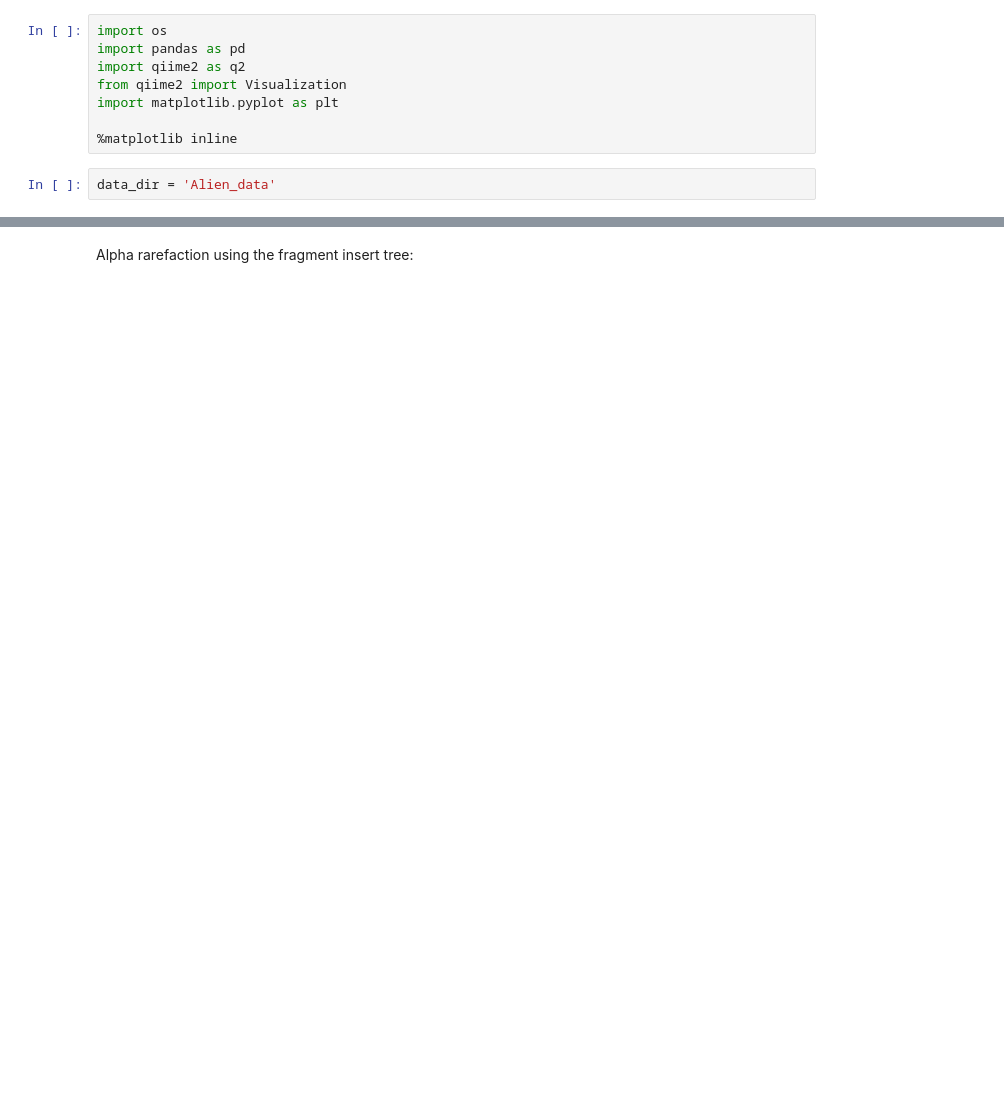
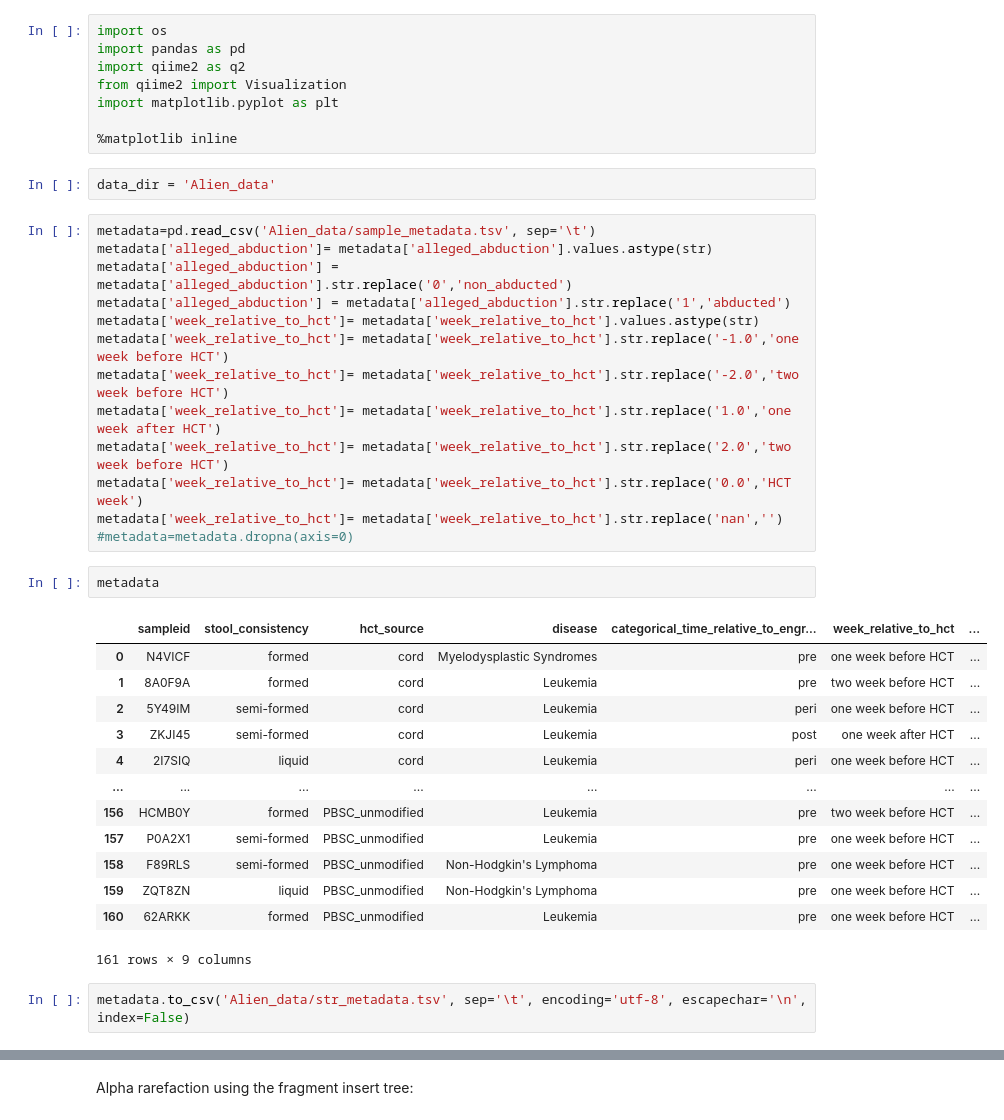
Before and after one commit to banucavlak/alien-cancer-cure, a Jupyter notebook: Alpha_diversity.ipynb, the cells around one changed output, grey strips where cells are left out. Cells and saved outputs as stored; diff of their text form; blank space fills up the shorter version.

Commit message:
Updated with changes of numerical into categorical variables

```diff
--- a/Alpha_diversity.ipynb
+++ b/Alpha_diversity.ipynb
@@ -8,4 +8,35 @@ import matplotlib.pyplot as plt
 %matplotlib inline
 # %%
 data_dir = 'Alien_data'
+# %%
+metadata=pd.read_csv('Alien_data/sample_metadata.tsv', sep='\t')
+metadata['alleged_abduction']= metadata['alleged_abduction'].values.astype(str)
+metadata['alleged_abduction'] = metadata['alleged_abduction'].str.replace('0','non_abducted')
+metadata['alleged_abduction'] = metadata['alleged_abduction'].str.replace('1','abducted')
+metadata['week_relative_to_hct']= metadata['week_relative_to_hct'].values.astype(str)
+metadata['week_relative_to_hct']= metadata['week_relative_to_hct'].str.replace('-1.0','one week before HCT')
+metadata['week_relative_to_hct']= metadata['week_relative_to_hct'].str.replace('-2.0','two week before HCT')
+metadata['week_relative_to_hct']= metadata['week_relative_to_hct'].str.replace('1.0','one week after HCT')
+metadata['week_relative_to_hct']= metadata['week_relative_to_hct'].str.replace('2.0','two week before HCT')
+metadata['week_relative_to_hct']= metadata['week_relative_to_hct'].str.replace('0.0','HCT week')
+metadata['week_relative_to_hct']= metadata['week_relative_to_hct'].str.replace('nan','')
+#metadata=metadata.dropna(axis=0)
+# %%
+metadata
+# %% [output]
+|  | sampleid | stool_consistency | hct_source | disease | categorical_time_relative_to_engr... | week_relative_to_hct | ... |
+| 0 | N4VICF | formed | cord | Myelodysplastic Syndromes | pre | one week before HCT | ... |
+| 1 | 8A0F9A | formed | cord | Leukemia | pre | two week before HCT | ... |
+| 2 | 5Y49IM | semi-formed | cord | Leukemia | peri | one week before HCT | ... |
+| 3 | ZKJI45 | semi-formed | cord | Leukemia | post | one week after HCT | ... |
+| 4 | 2I7SIQ | liquid | cord | Leukemia | peri | one week before HCT | ... |
+| ... | ... | ... | ... | ... | ... | ... | ... |
+| 156 | HCMB0Y | formed | PBSC_unmodified | Leukemia | pre | two week before HCT | ... |
+| 157 | P0A2X1 | semi-formed | PBSC_unmodified | Leukemia | pre | one week before HCT | ... |
+| 158 | F89RLS | semi-formed | PBSC_unmodified | Non-Hodgkin's Lymphoma | pre | one week before HCT | ... |
+| 159 | ZQT8ZN | liquid | PBSC_unmodified | Non-Hodgkin's Lymphoma | pre | one week before HCT | ... |
+| 160 | 62ARKK | formed | PBSC_unmodified | Leukemia | pre | one week before HCT | ... |
+161 rows × 9 columns
+# %%
+metadata.to_csv('Alien_data/str_metadata.tsv', sep='\t', encoding='utf-8', escapechar='\n', index=False)
 # %%
```
Also changed, not shown: parts of 27 cells of this notebook.
